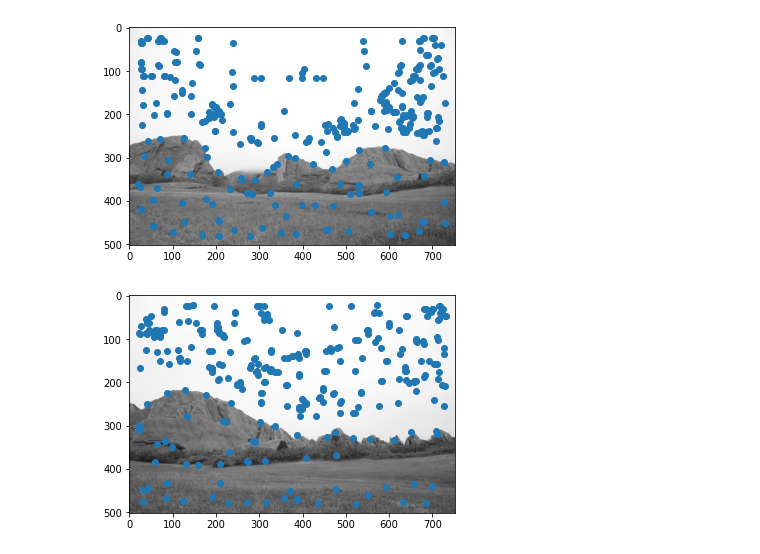
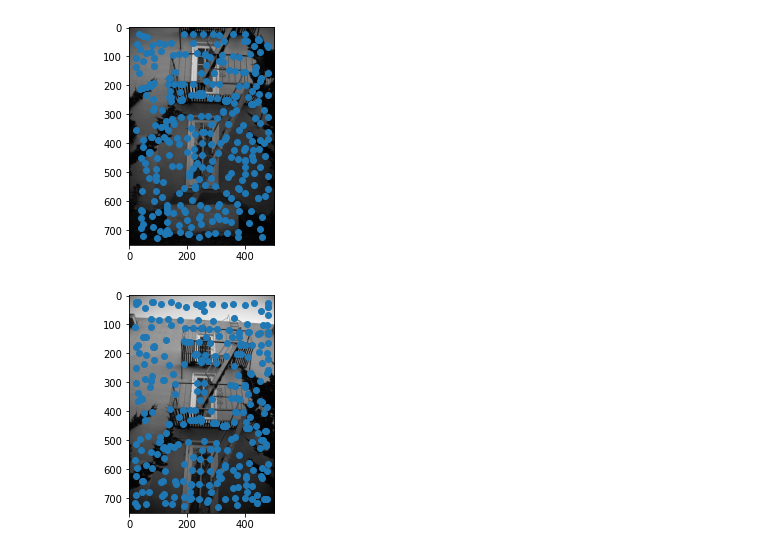
Before and after one commit to didvi/photo-mosaics, a Jupyter notebook: part2.ipynb, the cells around one changed output. Cells and saved outputs as stored; diff of their text form; code cells hidden in the pictures.

```diff
--- a/part2.ipynb
+++ b/part2.ipynb
@@ -319,28 +319,28 @@ def ransac(good_key1, good_key2, iters=200, thresh=3):
             best_inliers_2 = inliers_2
     return best_inliers_1, best_inliers_2
 # %%
-im1 = 'in/red_left.jpeg'
-im2 = 'in/red_right.jpeg'
+im1 = 'in/ladder1.jpeg'
+im2 = 'in/ladder2.jpeg'
 
 im1 = read(im1)
 im2 = read(im2)
 
 #to greyscale
 im1_grey = np.mean(im1, axis=-1)
 im2_grey = np.mean(im2, axis=-1)
 
 keypoints_1 = compute_robust_keypoints(im1_grey, num_points=300)
 keypoints_2 = compute_robust_keypoints(im2_grey, num_points=300)
 
 plt.imshow(im1_grey, cmap='gray')
 plt.scatter(keypoints_1.T[1,:], keypoints_1.T[0, :])
 plt.show()
 # %% [output]
-[figure, old version]
+[figure, new version]
 # %%
 plt.imshow(im2_grey, cmap='gray')
 plt.scatter(keypoints_2.T[1,:], keypoints_2.T[0, :])
 plt.show()
 # %% [output]
-[figure, old version]
+[figure, new version]
 # %%
```
Also changed, not shown: parts of 2 cells of this notebook, 3 other files.
